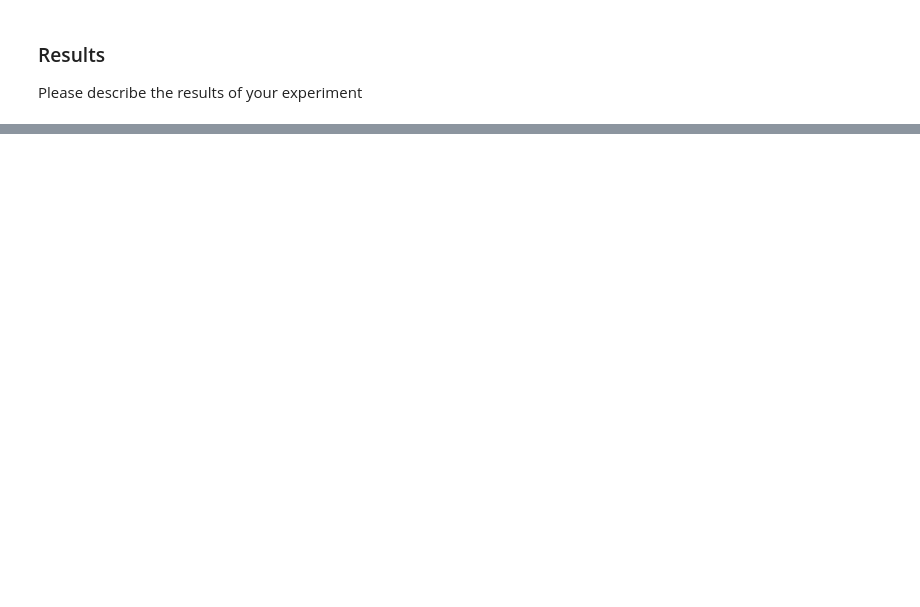
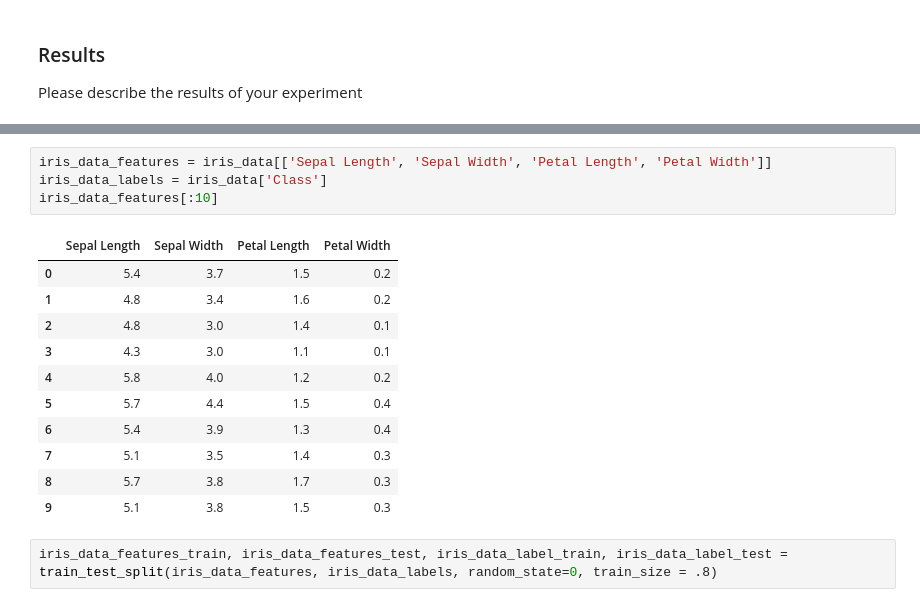
Before and after one commit to ueche/ml-class, a Jupyter notebook: labs/Intro_to_sklearn_2022.ipynb, the cells around one changed output, grey strips where cells are left out. Saved outputs shown, nothing was run; the diff lists cells and outputs as text; blank space fills up the shorter version.

```diff
--- a/labs/Intro_to_sklearn_2022.ipynb
+++ b/labs/Intro_to_sklearn_2022.ipynb
@@ -721,0 +776,18 @@ You should include a short paragraph describing your results.
+# %%
+iris_data_features = iris_data[['Sepal Length', 'Sepal Width', 'Petal Length', 'Petal Width']]
+iris_data_labels = iris_data['Class']
+iris_data_features[:10]
+# %% [output]
+|  | Sepal Length | Sepal Width | Petal Length | Petal Width |
+| 0 | 5.4 | 3.7 | 1.5 | 0.2 |
+| 1 | 4.8 | 3.4 | 1.6 | 0.2 |
+| 2 | 4.8 | 3.0 | 1.4 | 0.1 |
+| 3 | 4.3 | 3.0 | 1.1 | 0.1 |
+| 4 | 5.8 | 4.0 | 1.2 | 0.2 |
+| 5 | 5.7 | 4.4 | 1.5 | 0.4 |
+| 6 | 5.4 | 3.9 | 1.3 | 0.4 |
+| 7 | 5.1 | 3.5 | 1.4 | 0.3 |
+| 8 | 5.7 | 3.8 | 1.7 | 0.3 |
+| 9 | 5.1 | 3.8 | 1.5 | 0.3 |
+# %%
+iris_data_features_train, iris_data_features_test, iris_data_label_train, iris_data_label_test = train_test_split(iris_data_features, iris_data_labels, random_state=0, train_size = .8)
```
Also changed, not shown: parts of 11 cells of this notebook.
